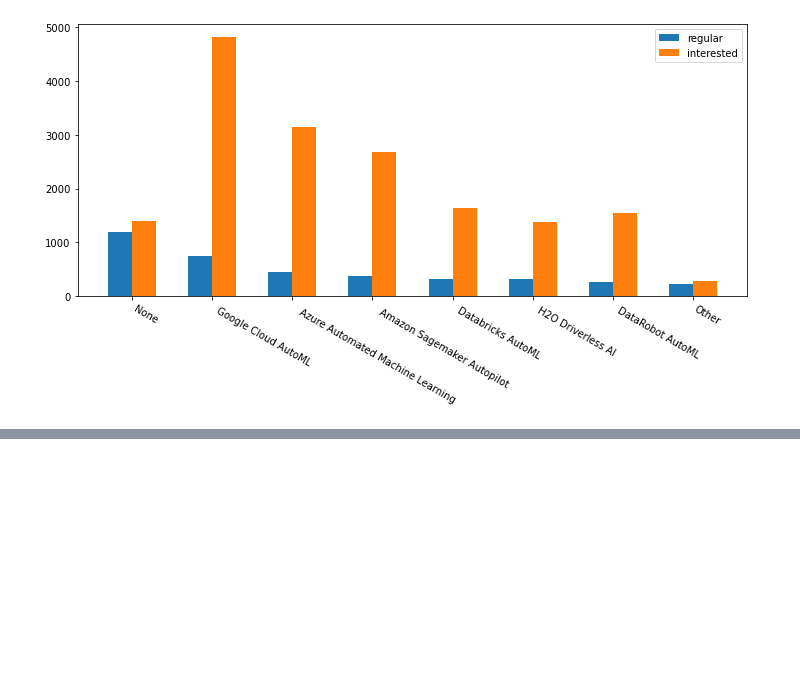
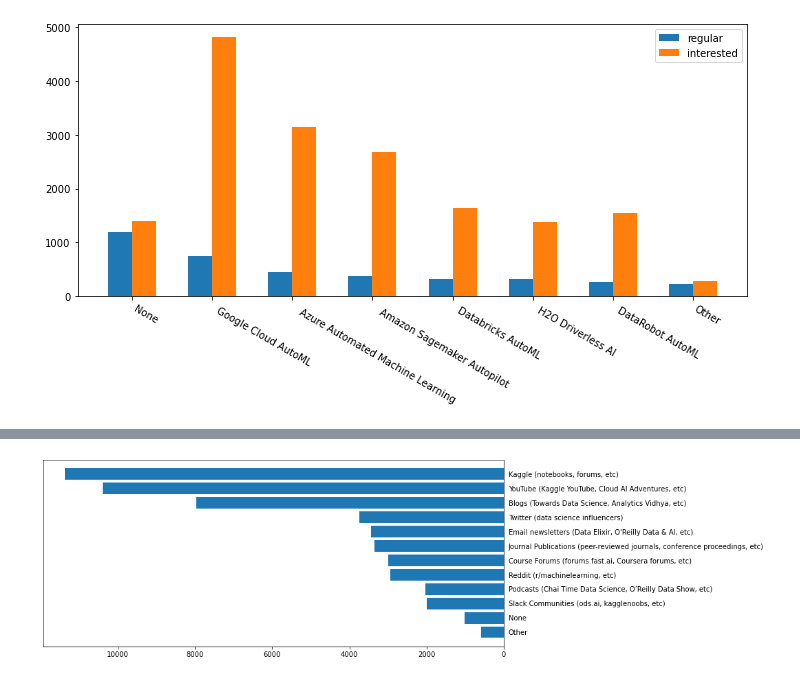
Before and after one commit to sknrendra/2021-Kaggle-Survey-Analytics, a Jupyter notebook: kaggle-2021-survey-data-analysis.ipynb, the cells around one changed output, grey strips where cells are left out. Drawn from its saved outputs; the diff is of its cells as text; code cells hidden in the pictures; blank space fills up the shorter version.

```diff
--- a/kaggle-2021-survey-data-analysis.ipynb
+++ b/kaggle-2021-survey-data-analysis.ipynb
@@ -570,0 +583,12 @@ plt.show()
+# %%
+media = count_val(df.loc[:,'Q42_Part_1':'Q42_OTHER'])
+
+f, ax = plt.subplots(figsize=(12,5))
+ax.barh(media.index, media.values)
+ax.invert_xaxis()
+ax.tick_params(left=False, labelleft=False, labelright=True)
+# ax.set_xticks(courses.index)
+# ax.set_xticklabels(courses.index, rotation=330, ha='left')
+plt.show()
+# %% [output]
+[figure, added]
```
Also changed, not shown: parts of 1 cell of this notebook.
